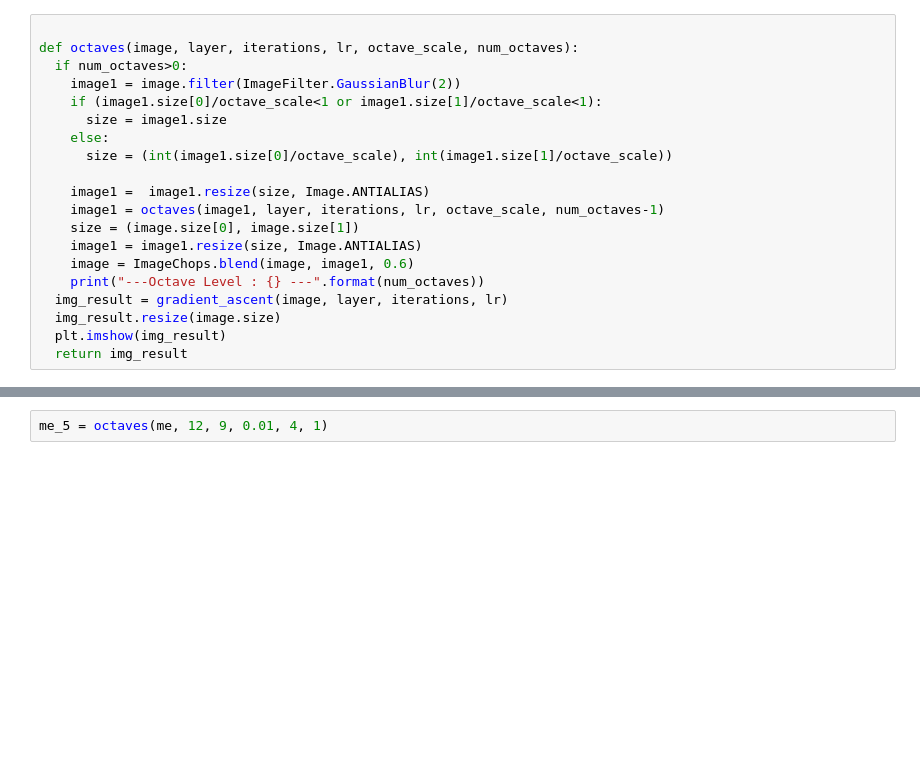
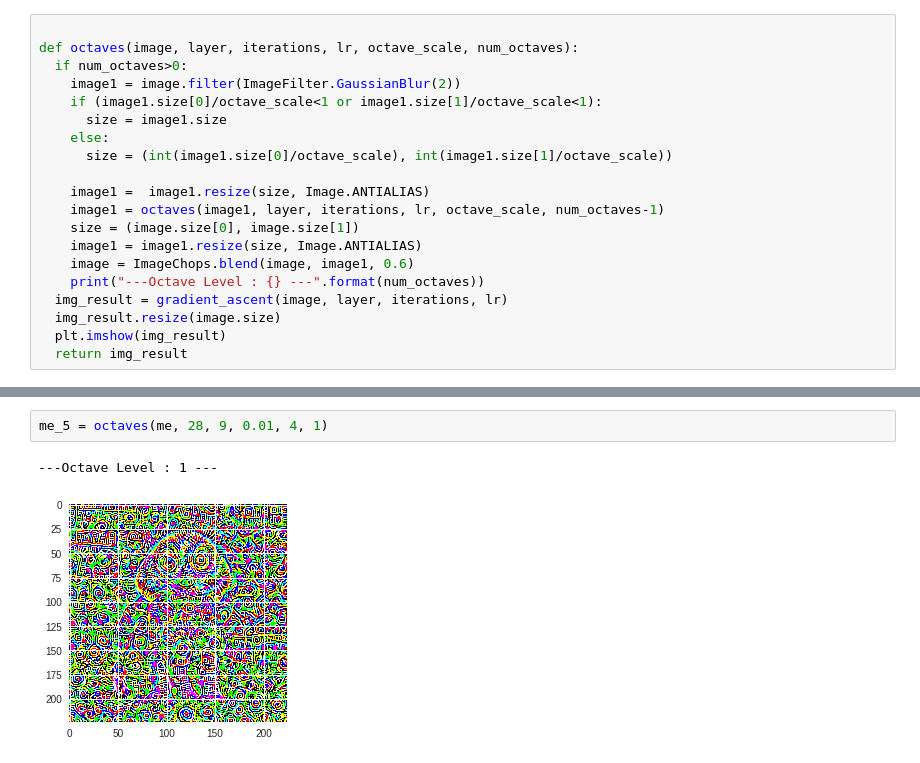
Before and after one commit to saranshkarira/CNN-Visual-Interpretor-PyTorch, a Jupyter notebook: setup.ipynb, the cells around one changed output, grey strips where cells are left out. Cells and saved outputs as stored; diff of their text form; blank space fills up the shorter version.

```diff
--- a/setup.ipynb
+++ b/setup.ipynb
@@ -113,2 +204,5 @@ me = load_image("beagle.jpg")
 # %%
-me_5 = octaves(me, 12, 9, 0.01, 4, 1)
+me_5 = octaves(me, 28, 9, 0.01, 4, 1)
+# %% [output]
+---Octave Level : 1 ---
+[figure, added]
```
Also changed, not shown: parts of 16 cells of this notebook.
